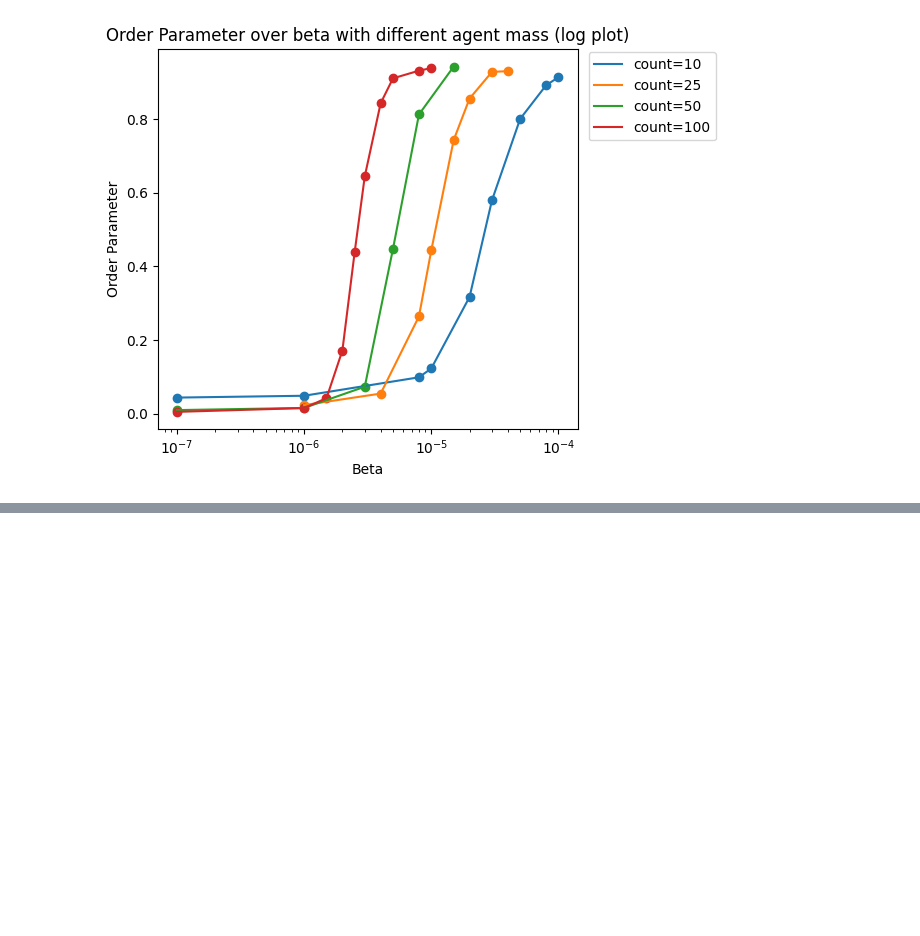
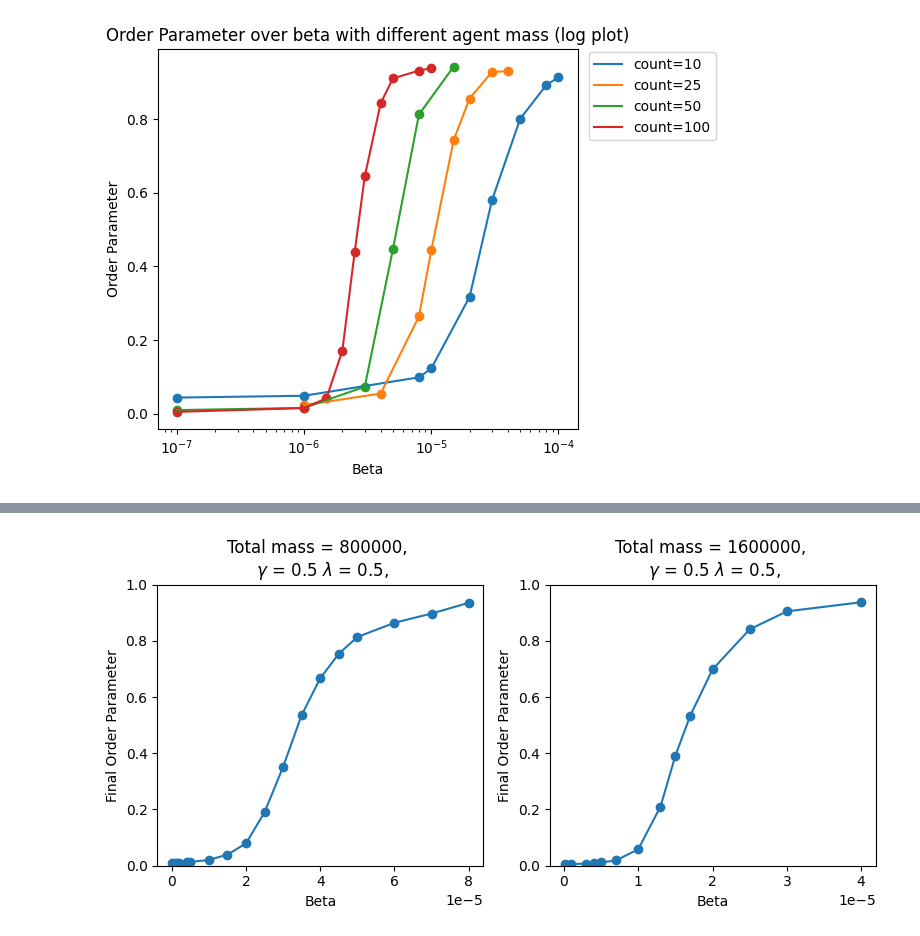
Before and after one commit to yustarandomname/territories-in-three-dimensions, a Jupyter notebook: plot-data/orderparams.ipynb, the cells around one changed output, grey strips where cells are left out. Drawn from its saved outputs; the diff is of its cells as text; code cells hidden in the pictures; blank space fills up the shorter version.

```diff
--- a/plot-data/orderparams.ipynb
+++ b/plot-data/orderparams.ipynb
@@ -205,0 +429,70 @@ plt.show()
+# %%
+import matplotlib.pyplot as plt
+
+# Lattice size = 20
+# iterations = 50 000
+# Total mass per species = [800_000, 1_600_000]
+# Beta = Variable
+# Gamma = 0.5
+# Lambda = 0.5
+
+
+masses_per_species_data = {
+    "400_000": [
+        {"beta": 8e-5, "order_param": 0.9349291647881293},
+        {"beta": 7e-5, "order_param": 0.8968673232582987},
+        {"beta": 6e-5, "order_param": 0.8639624621562185},
+        {"beta": 5e-5, "order_param": 0.8133611347219043},
+        {"beta": 4.5e-5, "order_param": 0.7536608655059827},
+        {"beta": 4e-5, "order_param": 0.6664494756206736},
+        {"beta": 3.5e-5, "order_param": 0.5357421325761016},
+        {"beta": 3e-5, "order_param": 0.35146315752800206},
+        {"beta": 2.5e-5, "order_param": 0.1900386868620676},
+        {"beta": 2e-5, "order_param": 0.07923834383087547},
+        {"beta": 1.5e-5, "order_param": 0.03931714066751013},
+        {"beta": 1e-5, "order_param": 0.020604286986561693},
+        {"beta": 5e-6, "order_param": 0.013327295478224643},
+        {"beta": 4e-6, "order_param": 0.012472816343917392},
+        {"beta": 2e-6, "order_param": 0.010264108075277667},
+        {"beta": 1.5e-6, "order_param": 0.009947595586421443},
+        {"beta": 1e-6, "order_param": 0.009673733088476633},
+        {"beta": 1e-7, "order_param": 0.008859824769098523},
+    ],
+    "800_000": [
+        {"beta": 4e-5, "order_param": 0.937063209400069},
+        {"beta": 3e-5, "order_param": 0.9044874362515536},
+        {"beta": 2.5e-5, "order_param": 0.8407078177893039},
+        {"beta": 2e-5, "order_param": 0.6979664425535235},
+        {"beta": 1.7e-5, "order_param": 0.5334902619652258},
+        {"beta": 1.5e-5, "order_param": 0.39076860298948557},
+        {"beta": 1.3e-5, "order_param": 0.2104181866561653},
+        {"beta": 1e-5, "order_param": 0.058226834979837994},
+        {"beta": 7e-6, "order_param": 0.018852459939524502},
+        {"beta": 5e-6, "order_param": 0.011476598667104265},
+        {"beta": 4e-6, "order_param": 0.009305098726588246},
+        {"beta": 3e-6, "order_param": 0.007836463344723266},
+        {"beta": 1e-6, "order_param": 0.00565529881447463},
+        {"beta": 1e-7, "order_param": 0.004884472787366034},
+    ],
+}
+
+fig, ax = plt.subplots(1, 2, figsize=(8, 4))
+
+for index, param in enumerate(masses_per_species_data):
+    masses = masses_per_species_data[param]
+
+    betas = [d["beta"] for d in masses]
+    order_params = [d["order_param"] for d in masses]
+
+    ax[index].set_ylim(0, 1)
+    ax[index].title.set_text(
+        "Total mass = " + str(int(param) * 2) + ", \n $\gamma$ = 0.5 $\lambda$ = 0.5, "
+    )
+    ax[index].plot(betas, order_params)
+    ax[index].scatter(betas, order_params)
+    ax[index].set_ylabel("Final Order Parameter")
+    ax[index].set_xlabel("Beta")
+
+fig.show()
+# %% [output]
+[figure, added]
```
Also changed, not shown: parts of 5 cells of this notebook, 9 other files.
